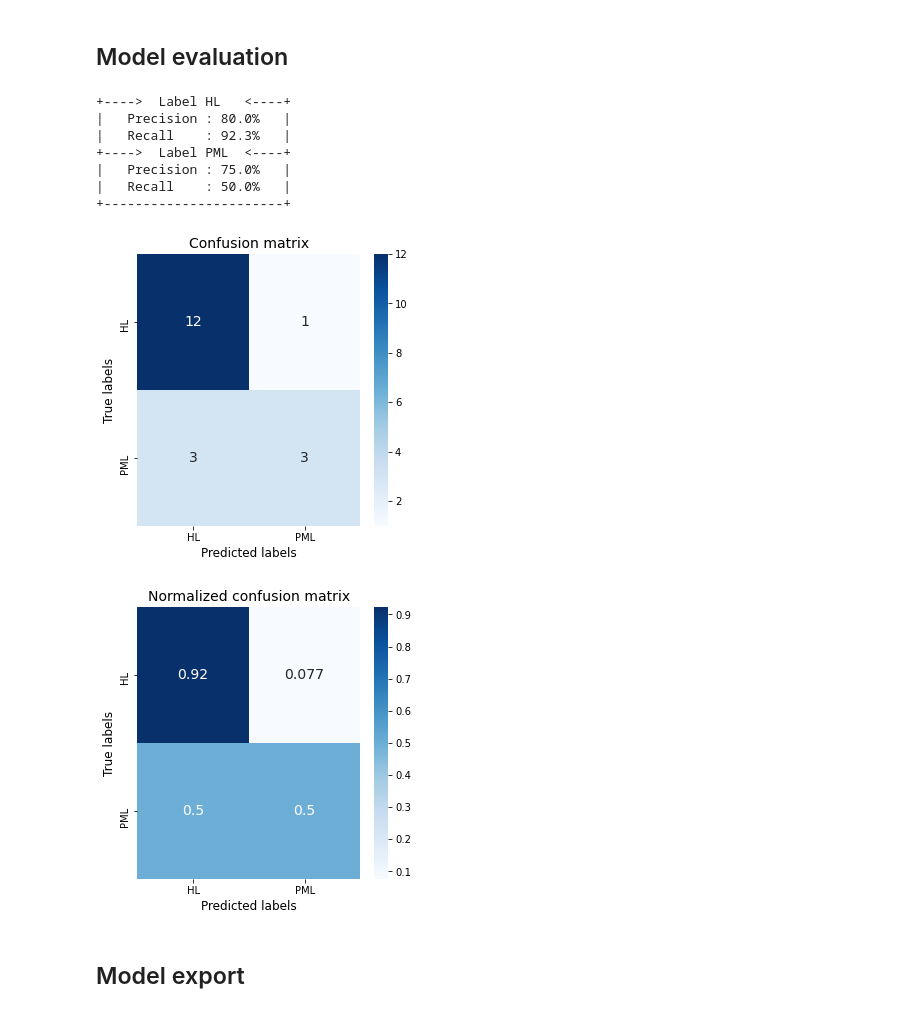
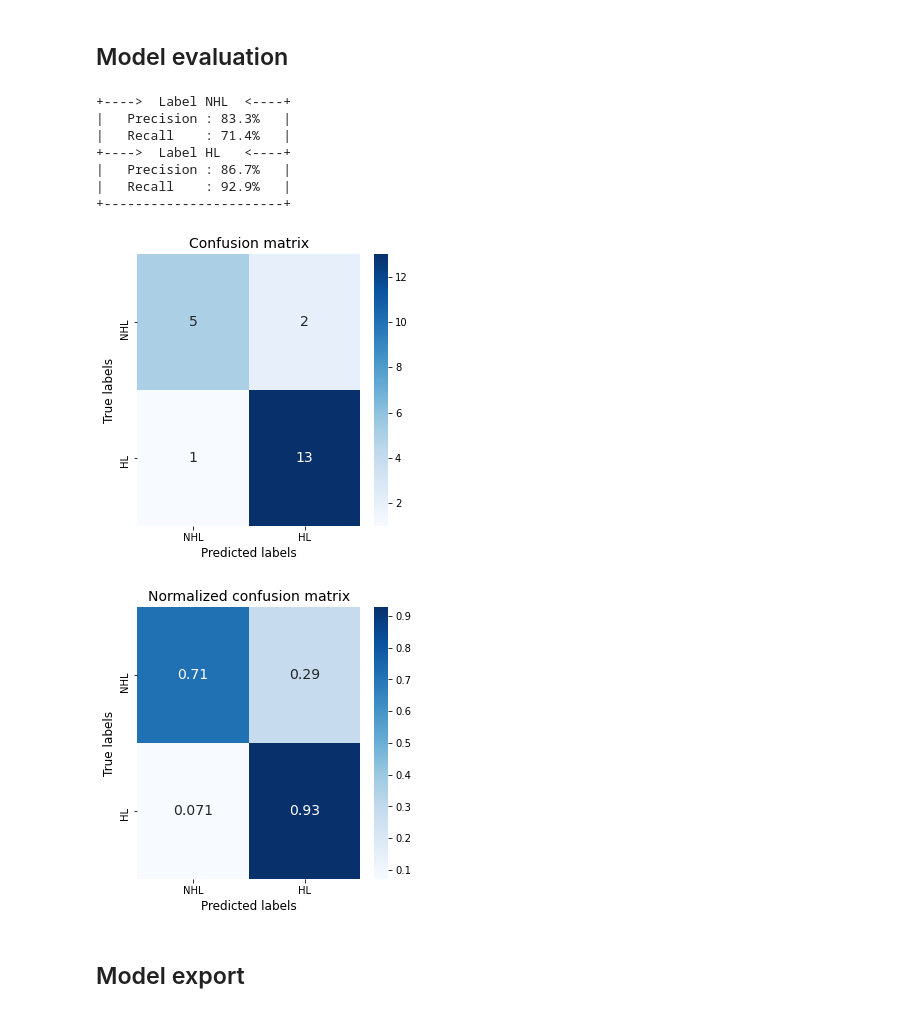
Before and after one commit to harel-coffee/mediastinal-lymphoma-classification-auto, a Jupyter notebook: binary_classification.ipynb, the cells around one changed output. Drawn from its saved outputs; the diff is of its cells as text; code cells hidden in the pictures.

```diff
--- a/binary_classification.ipynb
+++ b/binary_classification.ipynb
@@ -369,6 +372,9 @@ RFECV(cv=3,
 # %%
 ranks = selector . ranking_
-high_ranked_feats = np.nonzero ( ranks == 1 ) [0]
+rank1_feats = np.nonzero ( ranks == 1 ) [0]
+rank2_feats = np.nonzero ( ranks == 2 ) [0]
+rank3_feats = np.nonzero ( ranks == 3 ) [0]
+high_ranked_feats = np.concatenate ( [rank1_feats, rank2_feats, rank3_feats] )
 
 print ( "+-------------------+" )
 print ( "|  Ranked Features  |" )
@@ -456,7 +462,7 @@ def obj_forest (trial):
   y_pred  = cross_val_predict ( model, X_train_hrf, y_train, cv = 3 )
   precision, recall = precision_recall_scores ( y_train, y_pred )
 
-  weights = np.array ( [ 1 - ratio_train, ratio_train ] )
+  weights = np.array ( [ ratio_train, 1. ] )
   scores  = recall
 
   return np.sum ( scores / weights ) / np.sum ( 1 / weights )
@@ -576,7 +582,7 @@ def obj_gbdt (trial):
   y_pred  = cross_val_predict ( model, X_train_hrf, y_train, cv = 3 )
   precision, recall = precision_recall_scores ( y_train, y_pred )
 
-  weights = np.array ( [ 1 - ratio_train, ratio_train ] )
+  weights = np.array ( [ ratio_train, 1. ] )
   scores  = recall
 
   return np.sum ( scores / weights ) / np.sum ( 1 / weights )
@@ -642,14 +648,14 @@ from sklearn.ensemble import VotingClassifier
 
 clf_ens = VotingClassifier (
                              estimators = [ ("logistic", clf_logistic), ("forest", clf_forest), ("GBDT", clf_gbdt) ],
-                             voting = "soft"
+                             voting = "hard"
                            )
 
 scores = cross_val_score ( clf_ens, X_train_hrf, y_train, scoring = "accuracy", cv = 3 )
 y_train_pred = cross_val_predict ( clf_ens, X_train_hrf, y_train, cv = 3 )
 
 display_score ( model_name = "Models combination", scores = scores )
-_ = precision_recall_scores ( y_train, y_train_pred, verbose = True, labels = ["HL", "PML"], show_conf_matrix = True )
+_ = precision_recall_scores ( y_train, y_train_pred, verbose = True, labels = ["NHL", "HL"], show_conf_matrix = True )
 # %% [output]
 +----------------------+
 |  Models combination  |
@@ -672,19 +678,19 @@ _ = precision_recall_scores ( y_train, y_train_pred, verbose = True, labels = ["
 # %%
 model = clf_ens . fit ( X_train_hrf, y_train )
 
 y_test_pred = model . predict ( X_test_hrf )
 
-_ = precision_recall_scores ( y_test, y_test_pred, verbose = True, labels = ["HL", "PML"], show_conf_matrix = True )
+_ = precision_recall_scores ( y_test, y_test_pred, verbose = True, labels = ["NHL", "HL"], show_conf_matrix = True )
 # %% [output]
++---->  Label NHL  <----+
+|   Precision : 83.3%   |
+|   Recall    : 71.4%   |
 +---->  Label HL   <----+
-|   Precision : 80.0%   |
-|   Recall    : 92.3%   |
-+---->  Label PML  <----+
-|   Precision : 75.0%   |
-|   Recall    : 50.0%   |
+|   Precision : 86.7%   |
+|   Recall    : 92.9%   |
 +-----------------------+
-[figure, old version]
+[figure, new version]
-[figure, old version]
+[figure, new version]
 # %% [markdown]
 ## Model export
 # %%
```
Also changed, not shown: parts of 18 cells of this notebook, 1 other file.
